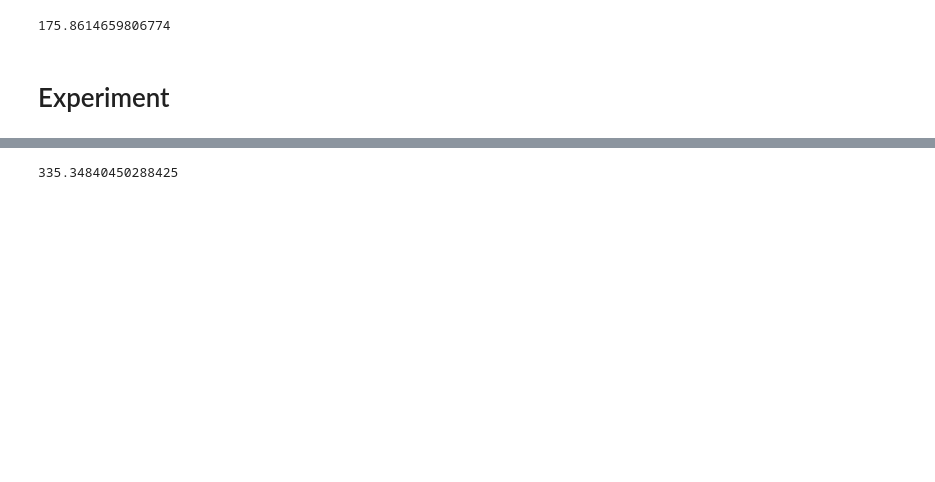
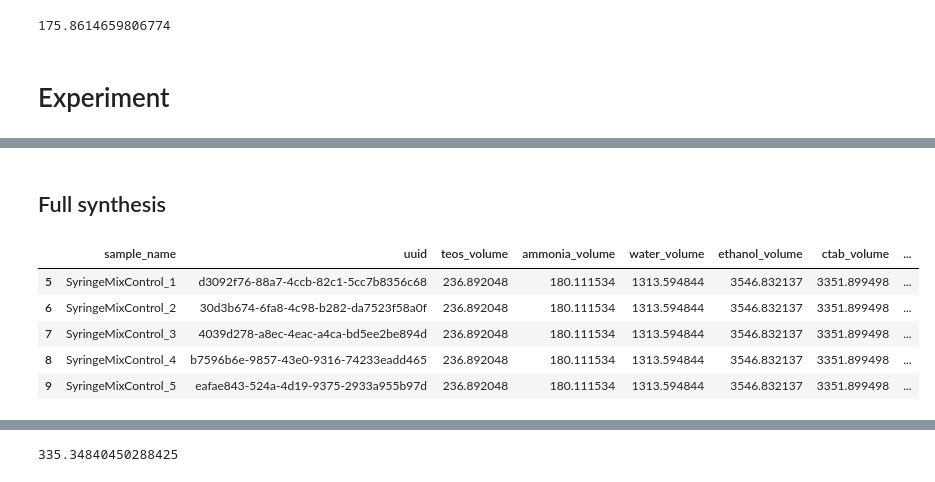
Before and after one commit to pozzo-research-group/silica-np-synthesis, a Jupyter notebook: mesoporous/2025_04_14_MesoporousReproducibility/2025_04_15_MesoporousReproducibility.ipynb, the cells around one changed output, grey strips where cells are left out. Drawn from its saved outputs; the diff is of its cells as text; code cells hidden in the pictures; blank space fills up the shorter version.

```diff
--- a/mesoporous/2025_04_14_MesoporousReproducibility/2025_04_15_MesoporousReproducibility.ipynb
+++ b/mesoporous/2025_04_14_MesoporousReproducibility/2025_04_15_MesoporousReproducibility.ipynb
@@ -254,0 +332,13 @@ len(sample_table_batch5)
+# %% [markdown]
+## Full synthesis
+# %%
+sample_table_mix = sample_table.iloc[5:]
+# %%
+sample_table_mix
+# %% [output]
+|  | sample_name | uuid | teos_volume | ammonia_volume | water_volume | ethanol_volume | ctab_volume | ... |
+| 5 | SyringeMixControl_1 | d3092f76-88a7-4ccb-82c1-5cc7b8356c68 | 236.892048 | 180.111534 | 1313.594844 | 3546.832137 | 3351.899498 | ... |
+| 6 | SyringeMixControl_2 | 30d3b674-6fa8-4c98-b282-da7523f58a0f | 236.892048 | 180.111534 | 1313.594844 | 3546.832137 | 3351.899498 | ... |
+| 7 | SyringeMixControl_3 | 4039d278-a8ec-4eac-a4ca-bd5ee2be894d | 236.892048 | 180.111534 | 1313.594844 | 3546.832137 | 3351.899498 | ... |
+| 8 | SyringeMixControl_4 | b7596b6e-9857-43e0-9316-74233eadd465 | 236.892048 | 180.111534 | 1313.594844 | 3546.832137 | 3351.899498 | ... |
+| 9 | SyringeMixControl_5 | eafae843-524a-4d19-9375-2933a955b97d | 236.892048 | 180.111534 | 1313.594844 | 3546.832137 | 3351.899498 | ... |
```
Also changed, not shown: parts of 20 cells of this notebook, 1 other file.
